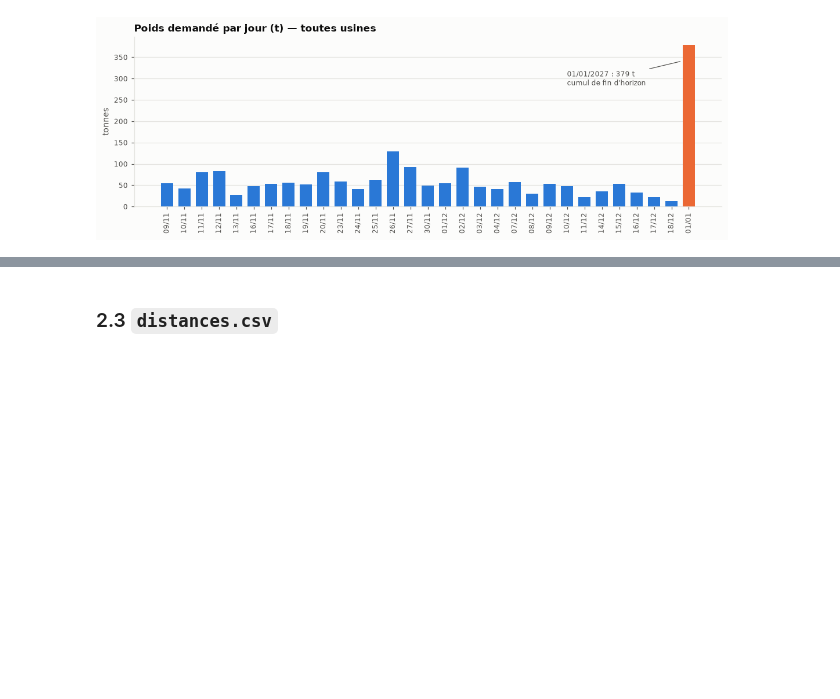
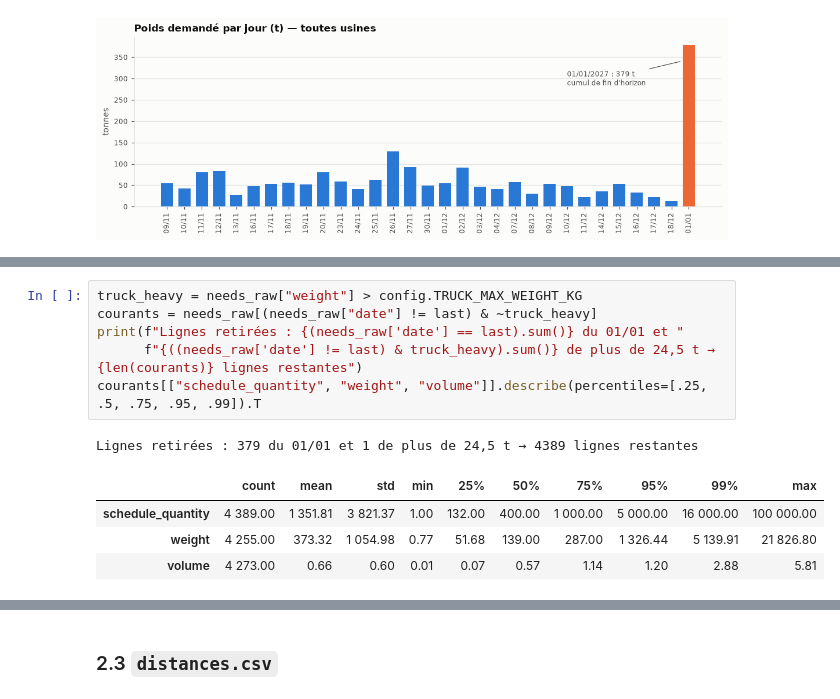
Before and after one commit to exauceh/delivery_schedule_optimization, a Jupyter notebook: notebooks/01_cadrage_et_preparation_donnees.ipynb, the cells around one changed output, grey strips where cells are left out. Saved outputs shown, nothing was run; the diff lists cells and outputs as text; blank space fills up the shorter version.

```diff
--- a/notebooks/01_cadrage_et_preparation_donnees.ipynb
+++ b/notebooks/01_cadrage_et_preparation_donnees.ipynb
@@ -270,0 +171,12 @@ plt.tight_layout(); plt.show()
+# %%
+truck_heavy = needs_raw["weight"] > config.TRUCK_MAX_WEIGHT_KG
+courants = needs_raw[(needs_raw["date"] != last) & ~truck_heavy]
+print(f"Lignes retirées : {(needs_raw['date'] == last).sum()} du 01/01 et "
+      f"{((needs_raw['date'] != last) & truck_heavy).sum()} de plus de 24,5 t → {len(courants)} lignes restantes")
+courants[["schedule_quantity", "weight", "volume"]].describe(percentiles=[.25, .5, .75, .95, .99]).T
+# %% [output]
+Lignes retirées : 379 du 01/01 et 1 de plus de 24,5 t → 4389 lignes restantes
+|  | count | mean | std | min | 25% | 50% | 75% | 95% | 99% | max |
+| schedule_quantity | 4 389.00 | 1 351.81 | 3 821.37 | 1.00 | 132.00 | 400.00 | 1 000.00 | 5 000.00 | 16 000.00 | 100 000.00 |
+| weight | 4 255.00 | 373.32 | 1 054.98 | 0.77 | 51.68 | 139.00 | 287.00 | 1 326.44 | 5 139.91 | 21 826.80 |
+| volume | 4 273.00 | 0.66 | 0.60 | 0.01 | 0.07 | 0.57 | 1.14 | 1.20 | 2.88 | 5.81 |
```
Also changed, not shown: parts of 49 cells of this notebook, 3 other files.
